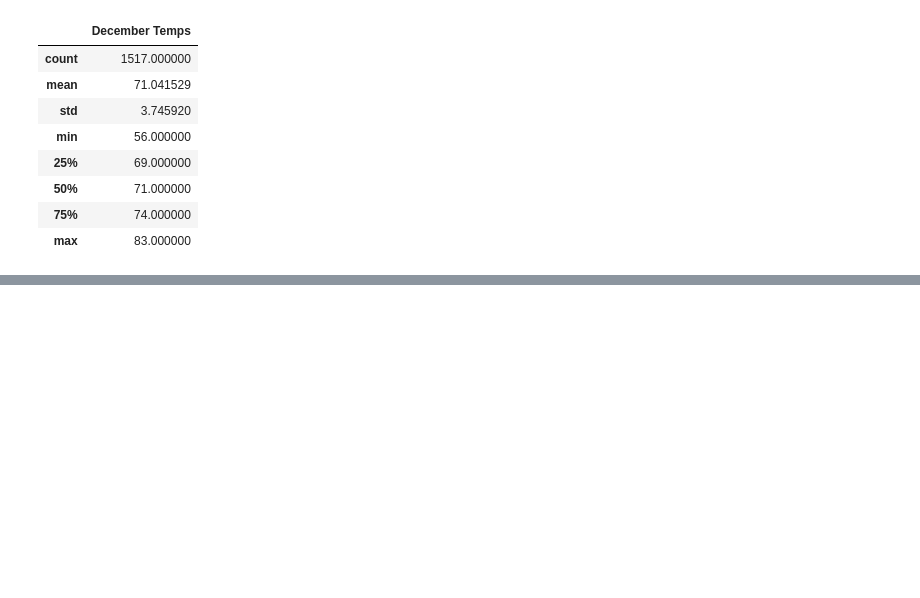
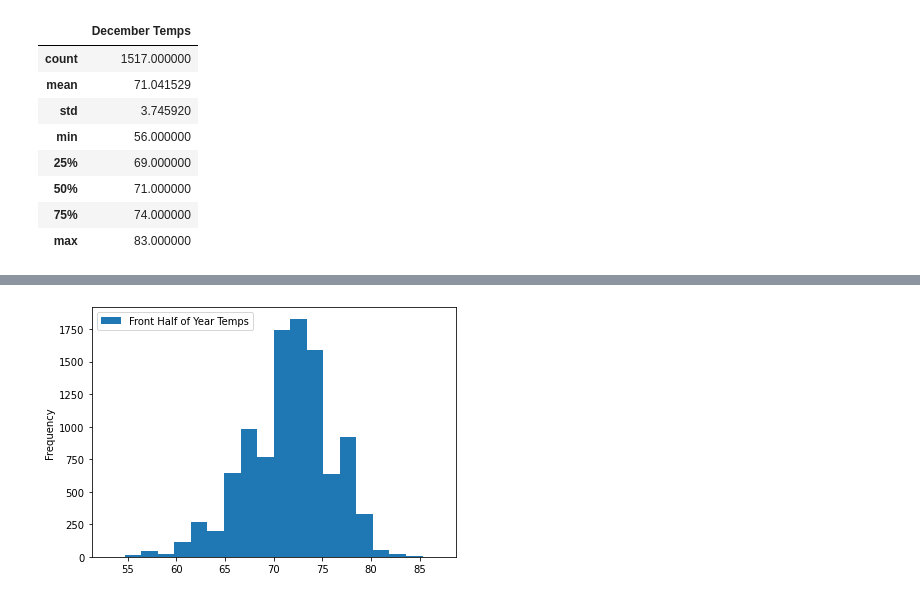
Before and after one commit to zoomdmartin02/Surfs-Up, a Jupyter notebook: SurfsUp_Challenge.ipynb, the cells around one changed output, grey strips where cells are left out. Saved outputs shown, nothing was run; the diff lists cells and outputs as text; code cells hidden in the pictures; blank space fills up the shorter version.

```diff
--- a/SurfsUp_Challenge.ipynb
+++ b/SurfsUp_Challenge.ipynb
@@ -150,0 +190,7 @@ december_temps_df.describe()
+# %%
+fronthalf_temps = session.query(Measurement.date, Measurement.tobs).filter(extract('month', Measurement.date) >= 1).\
+            filter(extract('month', Measurement.date) <= 6).all()
+# %%
+fronthalf_temps_df = pd.DataFrame(fronthalf_temps, columns=['Date', 'Front Half of Year Temps'])
+fronthalf_temps_df.sort_values(by=['Date'], inplace=True)
+fronthalf_temps_df
@@ -150,0 +223,6 @@ december_temps_df.describe()
+# %%
+fronthalf_temps_df.plot.hist(bins=20)
+plt.tight_layout()
+plt.savefig('resources/Fronthalf_Temps.png')
+# %% [output]
+[figure, added]
```
Also changed, not shown: parts of 6 cells of this notebook, 5 other files.
